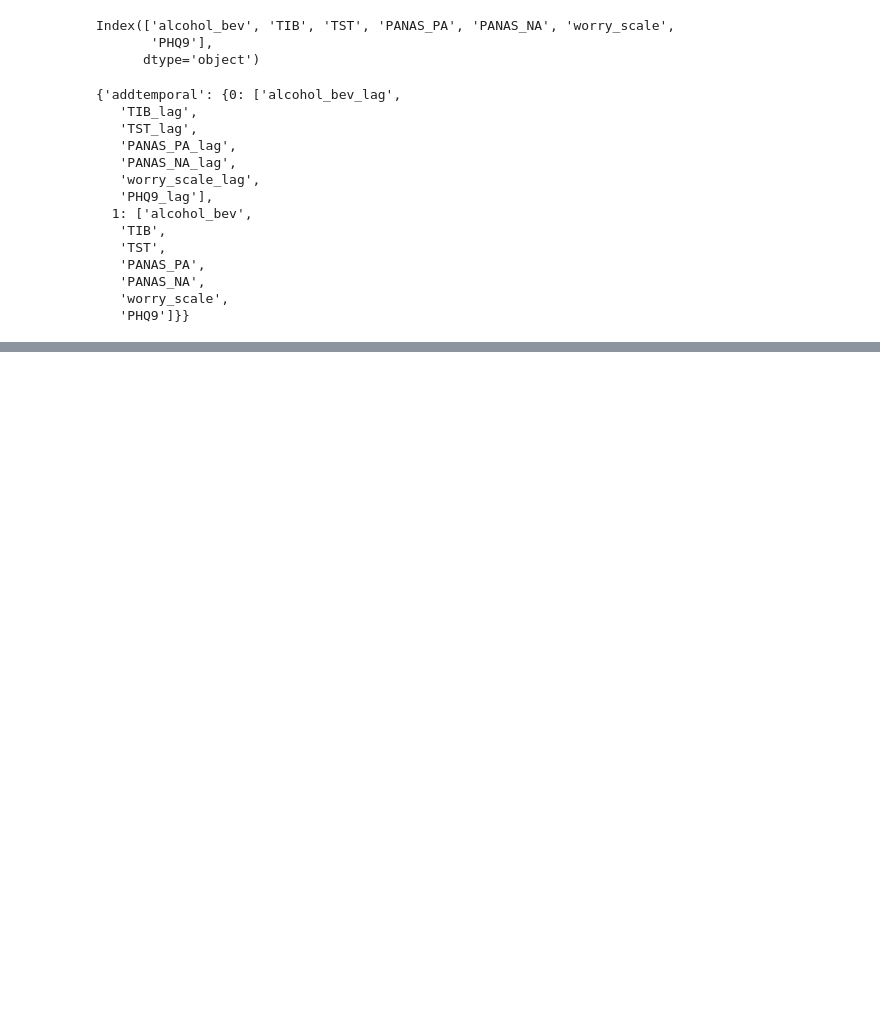
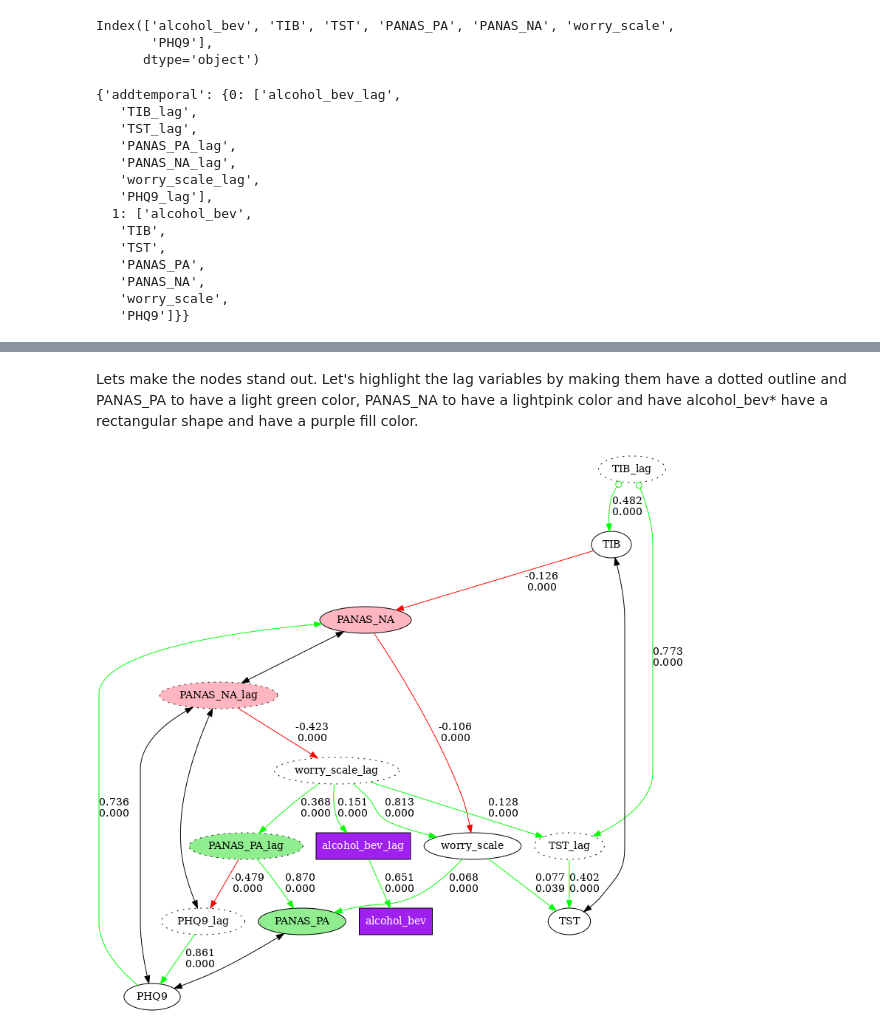
Before and after one commit to kelvinlim/fastcda, a Jupyter notebook: fastcda_demo_short.ipynb, the cells around one changed output, grey strips where cells are left out. Drawn from its saved outputs; the diff is of its cells as text; code cells hidden in the pictures; blank space fills up the shorter version.

```diff
--- a/fastcda_demo_short.ipynb
+++ b/fastcda_demo_short.ipynb
@@ -129,0 +140,16 @@ graph.show_graph()
+# %% [markdown]
+Lets make the nodes stand out. Let's highlight the lag variables
+by making them have a dotted outline and PANAS_PA to have a light green color, PANAS_NA to have a lightpink color and have alcohol_bev* have a rectangular shape and have a purple fill color.
+# %%
+node_styles = [
+    {"pattern": "*_lag",        "style": "dotted"},
+    {"pattern": "PANAS_PA*",    "style": "filled", "fillcolor": "lightgreen"},
+    {"pattern": "PANAS_NA*",    "style": "filled", "fillcolor": "lightpink"},
+    {"pattern": "PANAS_PA_lag", "style": "filled,dotted", "fillcolor": "lightgreen"},
+    {"pattern": "PANAS_NA_lag", "style": "filled,dotted", "fillcolor": "lightpink"},
+    {"pattern": "alcohol_bev*", "shape": "box", "style": "filled", "fillcolor": "purple", "fontcolor": "white"},
+]
+
+fc.show_styled_graph(graph, node_styles)
+# %% [output]
+[figure, added]
```
Also changed, not shown: parts of 4 cells of this notebook, 2 other files.
